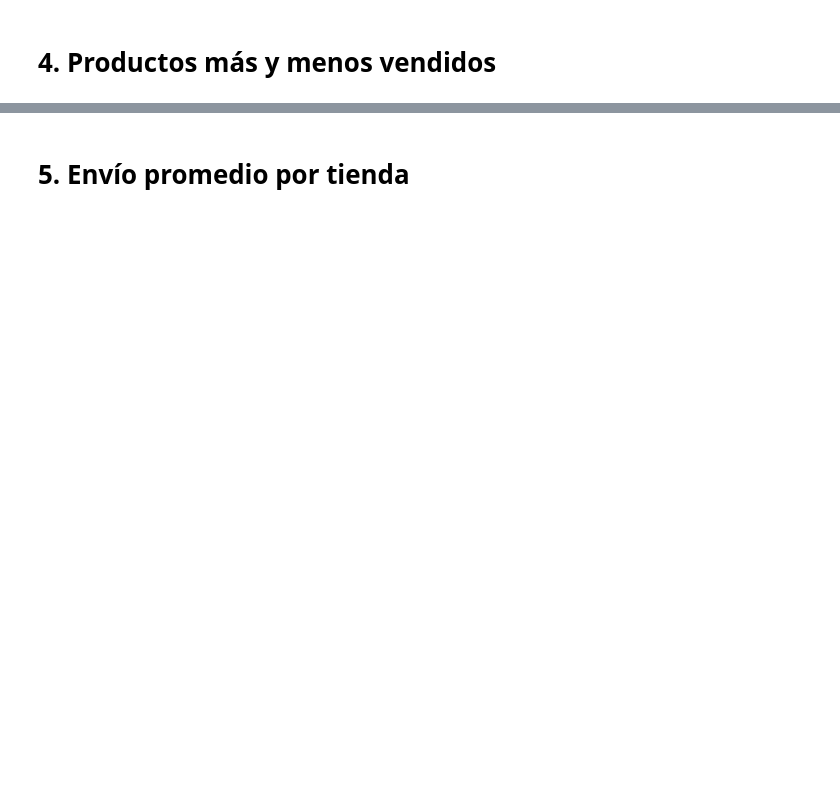
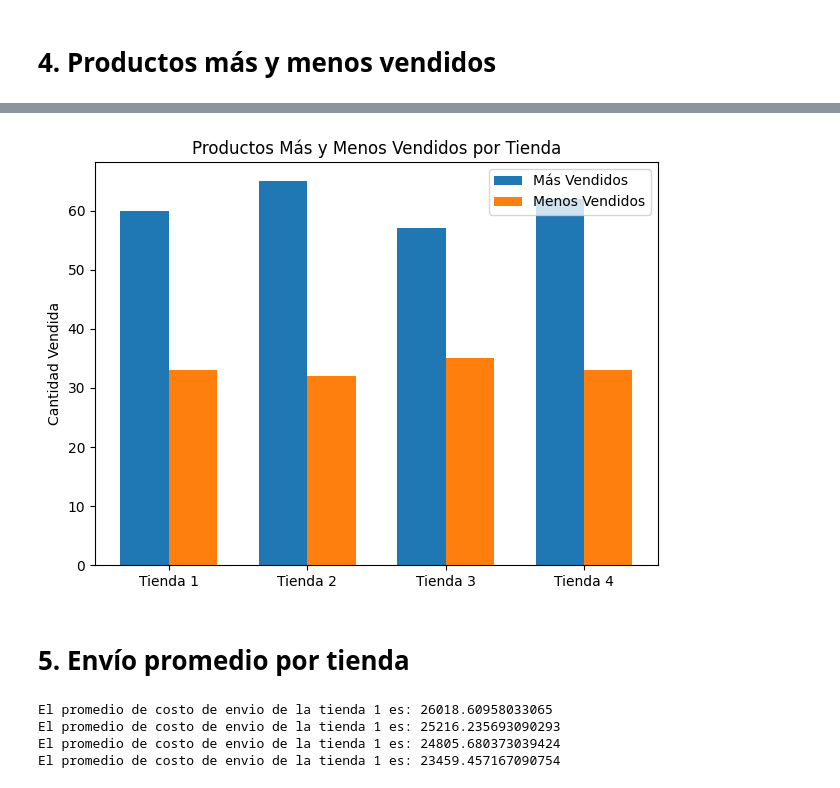
Before and after one commit to Angel-GS/G8_Challenge-Alura-Store, a Jupyter notebook: AluraStoreLatam.ipynb, the cells around one changed output, grey strips where cells are left out. Saved outputs shown, nothing was run; the diff lists cells and outputs as text; code cells hidden in the pictures; blank space fills up the shorter version.

```diff
--- a/AluraStoreLatam.ipynb
+++ b/AluraStoreLatam.ipynb
@@ -34,2 +187,62 @@ tienda.head()
+# %%
+import matplotlib.pyplot as plt
+import numpy as np
+
+# Function to get most sold product and quantity
+def grafico_mas_vendidos(tienda):
+  mas_vendido = tienda['Producto'].value_counts().idxmax()
+  cantidad_mas_vendido = tienda['Producto'].value_counts().max()
+  return mas_vendido, cantidad_mas_vendido
+
+# Function to get least sold product and quantity
+def grafico_menos_vendidos(tienda):
+  menos_vendido = tienda['Producto'].value_counts().idxmin()
+  cantidad_menos_vendido = tienda['Producto'].value_counts().min()
+  return menos_vendido, cantidad_menos_vendido
+
+# Store data in lists for plotting
+tiendas = [tienda, tienda2, tienda3, tienda4]
+nombres_tiendas = ['Tienda 1', 'Tienda 2', 'Tienda 3', 'Tienda 4']
+mas_vendidos = [grafico_mas_vendidos(t)[1] for t in tiendas] # Get quantities for most sold
+menos_vendidos = [grafico_menos_vendidos(t)[1] for t in tiendas] # Get quantities for least sold
+
+# Create bar chart
+x = np.arange(len(nombres_tiendas))  # the label locations
+width = 0.35  # the width of the bars
+
+fig, ax = plt.subplots()
+rects1 = ax.bar(x - width/2, mas_vendidos, width, label='Más Vendidos')
+rects2 = ax.bar(x + width/2, menos_vendidos, width, label='Menos Vendidos')
+
+# Add some text for labels, title and custom x-axis tick labels, etc.
+ax.set_ylabel('Cantidad Vendida')
+ax.set_title('Productos Más y Menos Vendidos por Tienda')
+ax.set_xticks(x)
+ax.set_xticklabels(nombres_tiendas)
+ax.legend()
+
+fig.tight_layout()
+plt.show()
+# %% [output]
+[figure, added]
 # %% [markdown]
 # 5. Envío promedio por tienda
+# %%
+'''En este paso, debes calcular el costo de envío promedio para cada tienda.
+   El objetivo es comprender cuánto se gasta, en promedio, en el envío de cada tienda.'''
+
+
+promedio_costo_envio_tienda1 = tienda['Costo de envío'].sum()/len(tienda['Costo de envío'])
+promedio_costo_envio_tienda2 = tienda2['Costo de envío'].sum()/len(tienda2['Costo de envío'])
+promedio_costo_envio_tienda3 = tienda3['Costo de envío'].sum()/len(tienda3['Costo de envío'])
+promedio_costo_envio_tienda4 = tienda4['Costo de envío'].sum()/len(tienda4['Costo de envío'])
+
+print(f'El promedio de costo de envio de la tienda 1 es: {promedio_costo_envio_tienda1}')
+print(f'El promedio de costo de envio de la tienda 1 es: {promedio_costo_envio_tienda2}')
+print(f'El promedio de costo de envio de la tienda 1 es: {promedio_costo_envio_tienda3}')
+print(f'El promedio de costo de envio de la tienda 1 es: {promedio_costo_envio_tienda4}')
+# %% [output]
+El promedio de costo de envio de la tienda 1 es: 26018.60958033065
+El promedio de costo de envio de la tienda 1 es: 25216.235693090293
+El promedio de costo de envio de la tienda 1 es: 24805.680373039424
+El promedio de costo de envio de la tienda 1 es: 23459.457167090754
```
Also changed, not shown: parts of 10 cells of this notebook.
